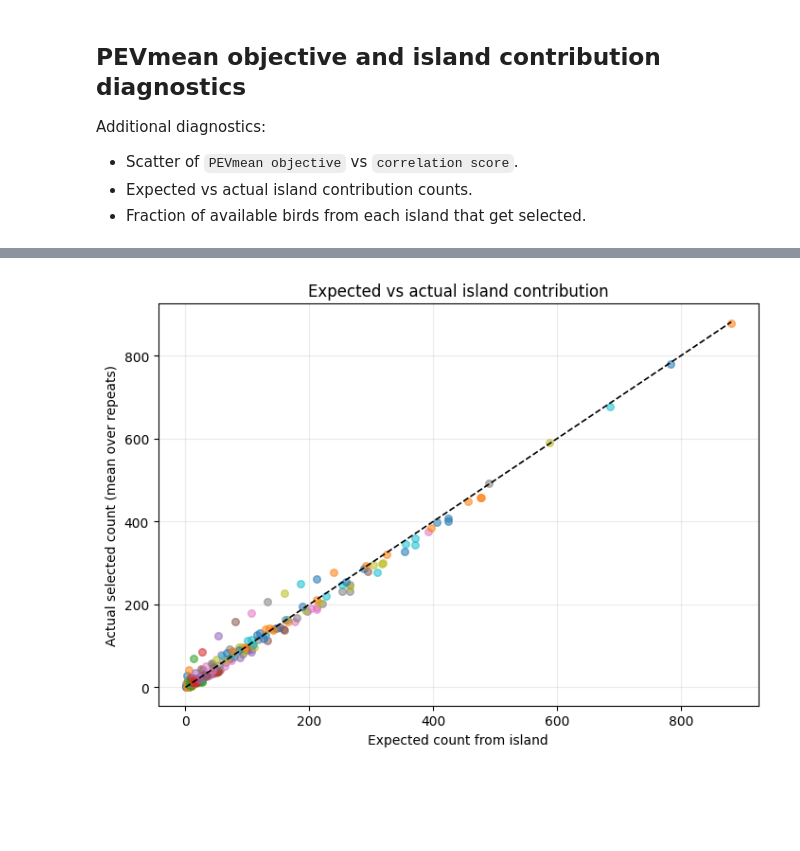
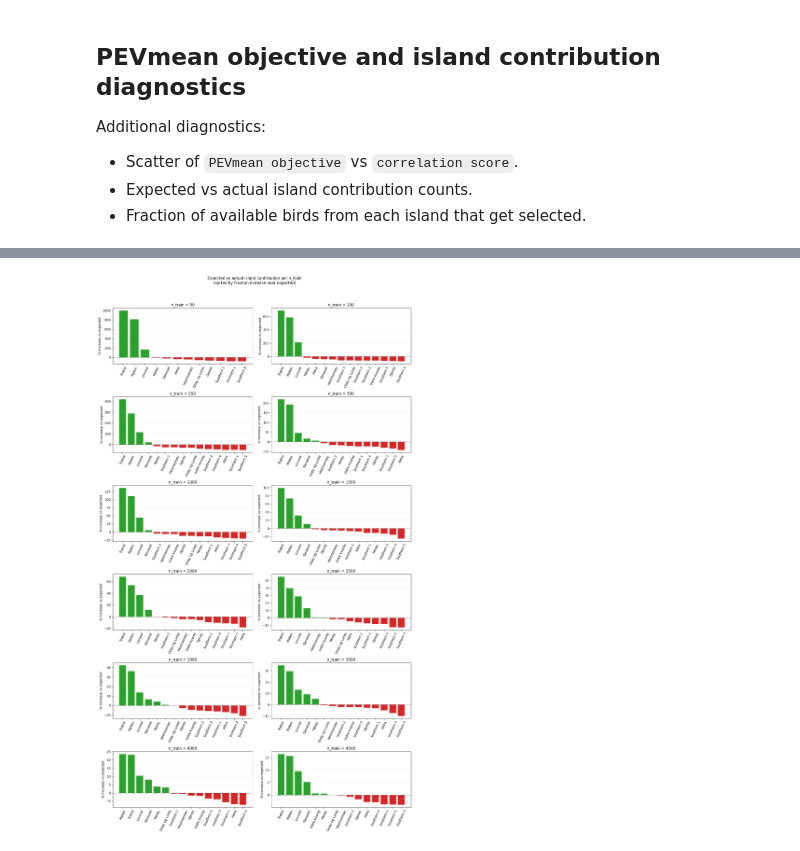
Before and after one commit to simennes/Master_thesis, a Jupyter notebook: notebooks/analyze_pevmean_ga_short.ipynb, the cells around one changed output, grey strips where cells are left out. Cells and saved outputs as stored; diff of their text form; code cells hidden in the pictures; blank space fills up the shorter version.

```diff
--- a/notebooks/analyze_pevmean_ga_short.ipynb
+++ b/notebooks/analyze_pevmean_ga_short.ipynb
@@ -344,8 +362,10 @@ print(f'Pearson corr(PEV objective, corr_eval) = {corr_obj:.4f}')
 Pearson corr(PEV objective, corr_eval) = -0.4578
 # %%
-# Expected vs actual island contribution, and selection fraction of available birds
+# Expected vs actual contribution (per n_train) + fraction of available selected (per n_train)
 import sys
+import json
 from pathlib import Path
+import math
 
 ROOT = Path.cwd().resolve()
 if not (ROOT / 'src').exists():
@@ -406,62 +426,77 @@ N_source = int(pool_df['pool_count'].sum())
 pool_df['pool_frac'] = pool_df['pool_count'] / N_source
 
 # Actual selected counts/fractions from PEVmean selections
 actual_df = (
     comp_df.groupby(['n_individuals', 'source_code', 'source_name'], as_index=False)
     .agg(
         actual_count=('n_selected', 'mean'),
         actual_frac_in_train=('frac_selected', 'mean'),
     )
 )
 
 exp_act = actual_df.merge(pool_df[['source_code', 'pool_count', 'pool_frac']], on='source_code', how='left')
 exp_act['expected_count'] = exp_act['n_individuals'] * exp_act['pool_frac']
 exp_act['selection_fraction_of_available'] = exp_act['actual_count'] / exp_act['pool_count']
 exp_act['contribution_lift'] = exp_act['actual_count'] - exp_act['expected_count']
+exp_act['fraction_increase_vs_expected'] = np.where(
+    exp_act['expected_count'] > 0,
+    (exp_act['actual_count'] - exp_act['expected_count']) / exp_act['expected_count'],
+    np.nan,
+)
 
-# ---- Figure A: expected vs actual counts (across all train sizes) ----
-plt.figure(figsize=(7.2, 5.2))
-for size, sub in exp_act.groupby('n_individuals'):
-    plt.scatter(sub['expected_count'], sub['actual_count'], s=30, alpha=0.55, label=f'n={size}')
+# --- Figure 1: per n_train bar plot, sorted by fraction increase vs expected ---
+sizes = sorted(exp_act['n_individuals'].unique().tolist())
+n_cols = 2
+n_rows = int(math.ceil(len(sizes) / n_cols))
 
-xy_max = max(float(exp_act['expected_count'].max()), float(exp_act['actual_count'].max()))
-plt.plot([0, xy_max], [0, xy_max], linestyle='--', linewidth=1.2, color='black')
+fig, axes = plt.subplots(n_rows, n_cols, figsize=(14, 4.0 * n_rows), squeeze=False)
+for ax, n_train in zip(axes.flatten(), sizes):
+    sub = exp_act[exp_act['n_individuals'] == n_train].copy()
+    sub = sub.sort_values('fraction_increase_vs_expected', ascending=False)
 
-plt.xlabel('Expected count from island')
-plt.ylabel('Actual selected count (mean over repeats)')
-plt.title('Expected vs actual island contribution')
-plt.grid(alpha=0.25)
-plt.tight_layout()
+    colors = np.where(sub['fraction_increase_vs_expected'] >= 0, '#2ca02c', '#d62728')
+    ax.bar(sub['source_name'], sub['fraction_increase_vs_expected'] * 100.0, color=colors)
+    ax.axhline(0.0, color='black', linewidth=1, linestyle=':')
+    ax.set_title(f'n_train = {n_train}')
+    ax.set_ylabel('% increase vs expected')
+    ax.tick_params(axis='x', rotation=65)
+    ax.grid(axis='y', alpha=0.25)
+
+# Hide unused panels
+for ax in axes.flatten()[len(sizes):]:
+    ax.set_visible(False)
+
+fig.suptitle('Expected vs actual island contribution per n_train\n(sorted by fraction increase over expected)', y=1.02)
+fig.tight_layout()
 plt.show()
 
-# ---- Figure B: fraction of available birds selected ----
-coverage = (
-    exp_act.groupby(['source_name'], as_index=False)
-    .agg(
-        mean_fraction_selected=('selection_fraction_of_available', 'mean'),
-        mean_lift=('contribution_lift', 'mean'),
-    )
-    .sort_values('mean_fraction_selected', ascending=False)
-)
+# --- Figure 2: per n_train bar plot of fraction of available birds selected ---
+fig, axes = plt.subplots(n_rows, n_cols, figsize=(14, 4.0 * n_rows), squeeze=False)
+for ax, n_train in zip(axes.flatten(), sizes):
+    sub = exp_act[exp_act['n_individuals'] == n_train].copy()
+    sub = sub.sort_values('selection_fraction_of_available', ascending=False)
 
-plt.figure(figsize=(9.5, 5.0))
-plt.bar(coverage['source_name'], coverage['mean_fraction_selected'])
-plt.xticks(rotation=45, ha='right')
-plt.ylabel('Mean selected / available')
-plt.title('Fraction of each island\'s birds selected by PEVmean')
-plt.grid(axis='y', alpha=0.25)
-plt.tight_layout()
+    ax.bar(sub['source_name'], sub['selection_fraction_of_available'] * 100.0, color='#1f77b4')
+    ax.set_title(f'n_train = {n_train}')
+    ax.set_ylabel('% of available birds selected')
+    ax.tick_params(axis='x', rotation=65)
+    ax.grid(axis='y', alpha=0.25)
+
+for ax in axes.flatten()[len(sizes):]:
+    ax.set_visible(False)
+
+fig.suptitle('Fraction of each island\'s available birds selected (per n_train)', y=1.02)
+fig.tight_layout()
 plt.show()
 
-# Show most over/under-contributing islands per train size
-lift_table = exp_act[['n_individuals', 'source_name', 'expected_count', 'actual_count', 'contribution_lift', 'selection_fraction_of_available']].copy()
-
+# Compact table: top over-represented islands per n_train
 top_lift = (
-    lift_table.sort_values(['n_individuals', 'contribution_lift'], ascending=[True, False])
+    exp_act.sort_values(['n_individuals', 'fraction_increase_vs_expected'], ascending=[True, False])
     .groupby('n_individuals', as_index=False)
     .head(5)
+    [['n_individuals', 'source_name', 'pool_count', 'expected_count', 'actual_count', 'fraction_increase_vs_expected', 'selection_fraction_of_available']]
 )
 
 top_lift
 # %% [output]
-[figure, old version]
+[figure, new version]
```
Also changed, not shown: parts of 2 cells of this notebook, 2 other files.
